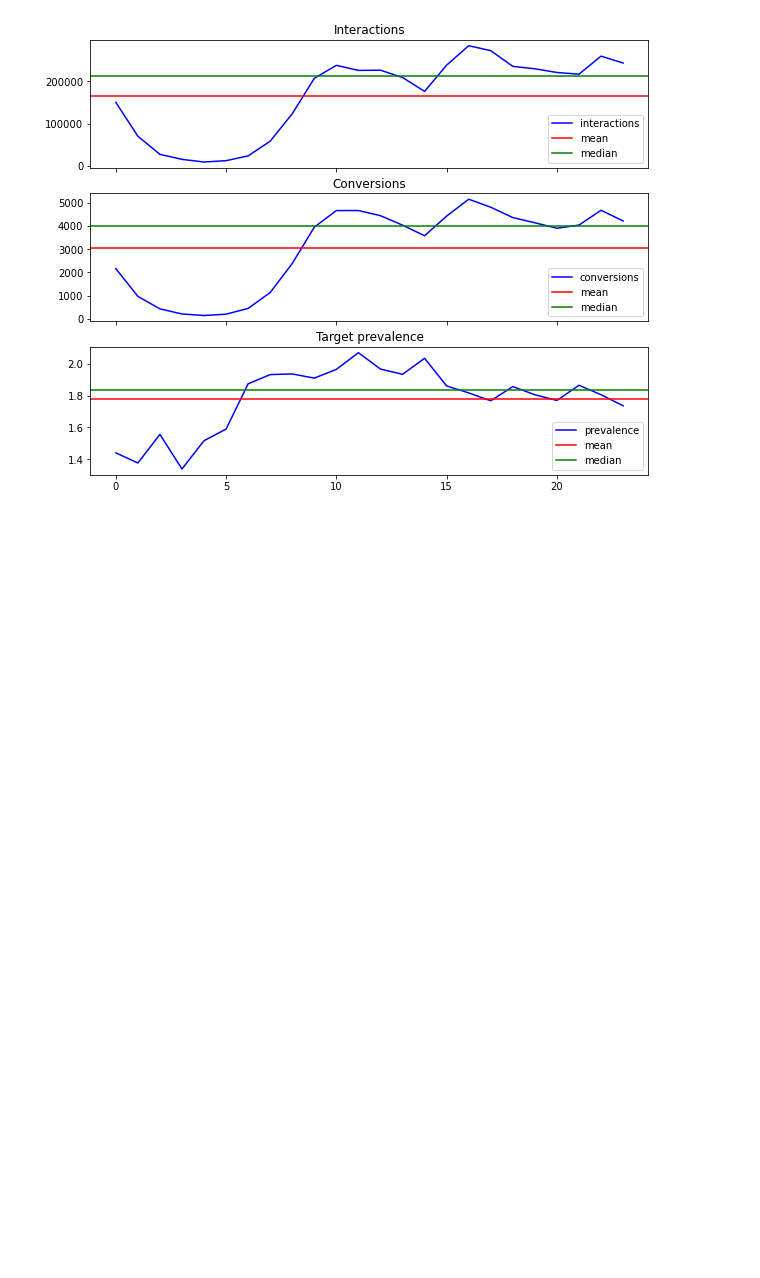
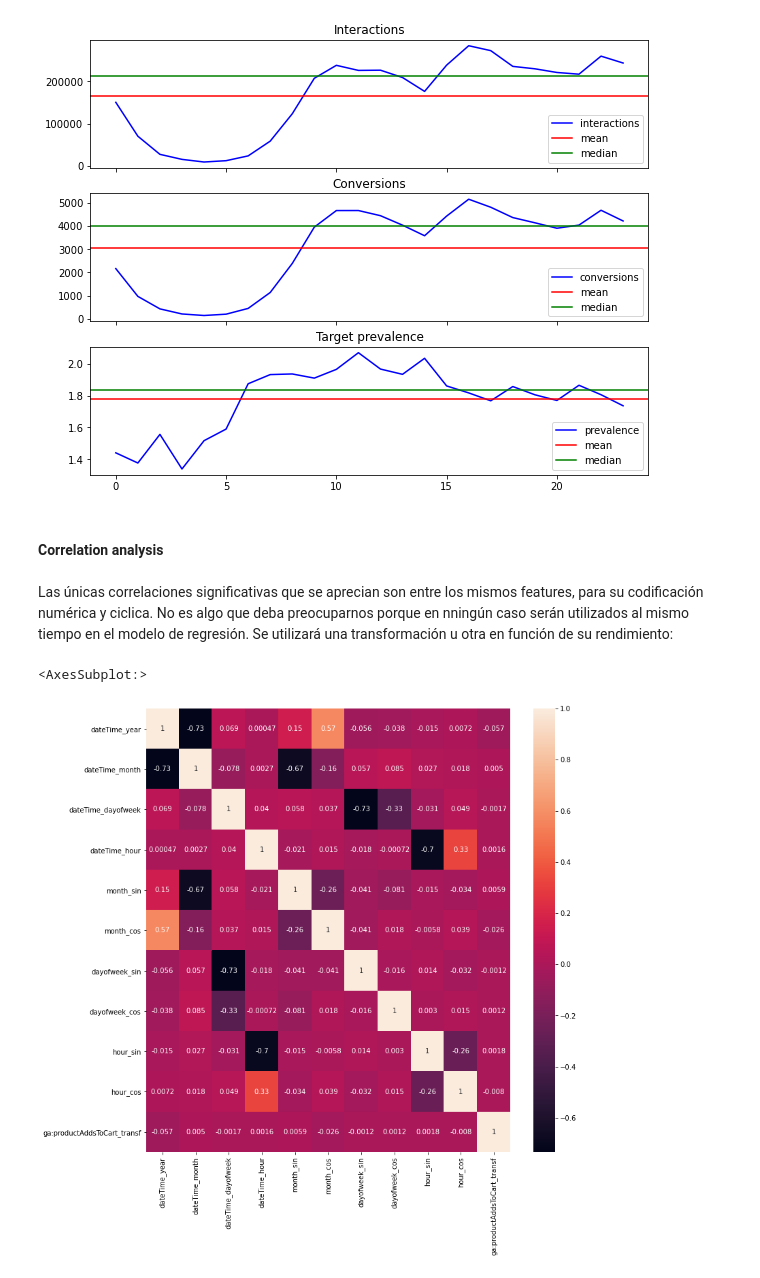
Before and after one commit to Laurajmoreno/ML_and_CRO, a Jupyter notebook: CATEGORICAL DATA - DATA EXPLORATION AND FEATURE ENGINEERING.ipynb, the cells around one changed output. Drawn from its saved outputs; the diff is of its cells as text; code cells hidden in the pictures; blank space fills up the shorter version.

```diff
--- a/CATEGORICAL DATA - DATA EXPLORATION AND FEATURE ENGINEERING.ipynb
+++ b/CATEGORICAL DATA - DATA EXPLORATION AND FEATURE ENGINEERING.ipynb
@@ -177,3 +214,17 @@ Data columns (total 18 columns):
  17  dateTime_hour                int64
 dtypes: datetime64[ns](1), int64(10), object(7)
 memory usage: 545.6+ MB
+# %%
+# DateTime as cyclical features:
+
+df['month_sin']=np.sin((df.dateTime_month-1)*(2.*np.pi/12))
+df['month_cos']=np.cos((df.dateTime_month-1)*(2.*np.pi/12))
+# I substract minus 1 to 'df.dateTime_month' because its values are coded as 1 to 12 instead of 0 to 11
+
+df['dayofweek_sin']=np.sin(df.dateTime_dayofweek*(2.*np.pi/7))
+df['dayofweek_cos']=np.cos(df.dateTime_dayofweek*(2.*np.pi/7))
+
+df['hour_sin']=np.sin(df.dateTime_hour*(2.*np.pi/24))
+df['hour_cos']=np.cos(df.dateTime_hour*(2.*np.pi/24))
+
+df.info()
@@ -719,3 +788,17 @@ ax[2].set_title('Target prevalence')
 # %% [output]
 Text(0.5, 1.0, 'Target prevalence')
 [figure]
+# %% [markdown]
+#### Correlation analysis
+# %% [markdown]
+Las únicas correlaciones significativas que se aprecian son entre los mismos features, para su codificación numérica y ciclica. No es algo que deba preocuparnos porque en nningún caso serán utilizados al mismo tiempo en el modelo de regresión. Se utilizará una transformación u otra en función de su rendimiento:
+# %%
+data=df[['dateTime_year','dateTime_month','dateTime_dayofweek', 'dateTime_hour', 'month_sin',
+       'month_cos', 'dayofweek_sin', 'dayofweek_cos', 'hour_sin', 'hour_cos','ga:productAddsToCart_transf']]
+
+corr= data.corr()
+plt.figure(figsize=(12,12))
+sns.heatmap(corr,annot=True)
+# %% [output]
+<AxesSubplot:>
+[figure, added]
```
Also changed, not shown: parts of 57 cells of this notebook, 1 other file.
